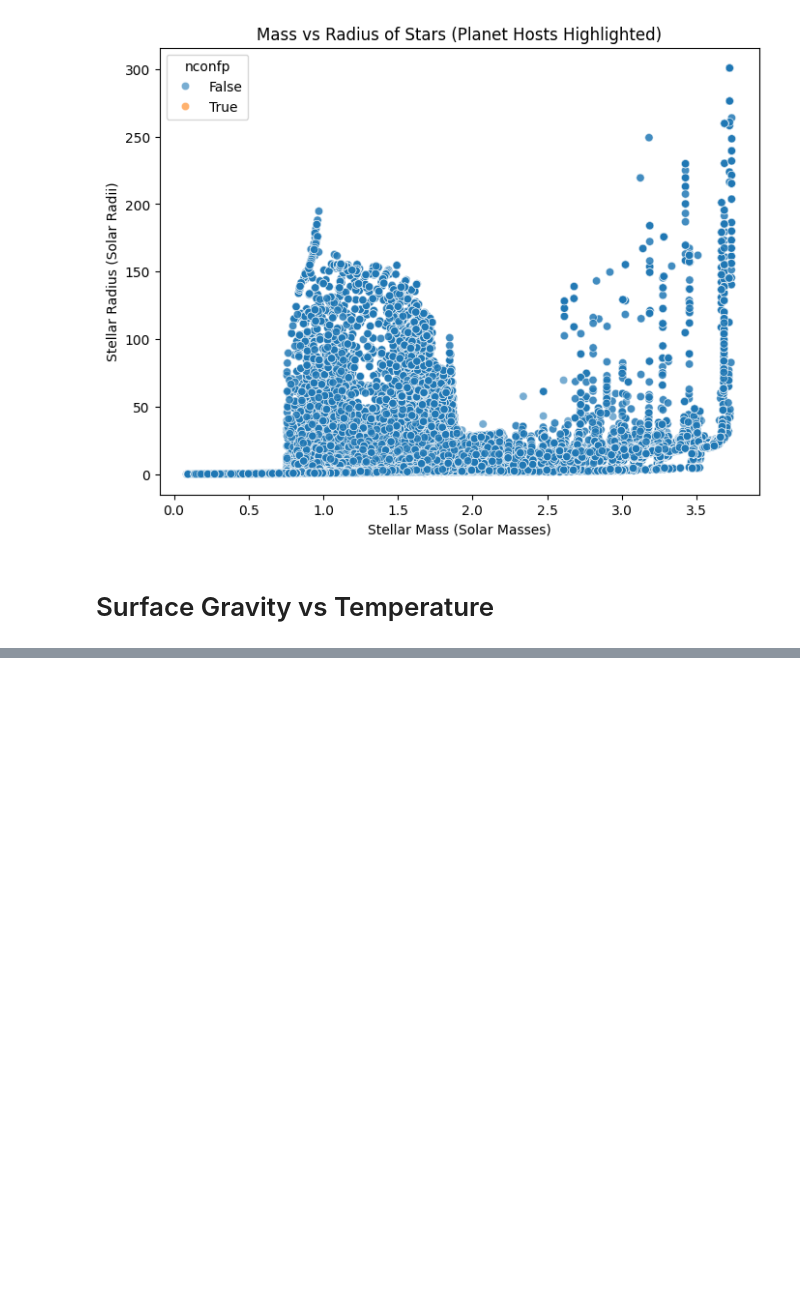
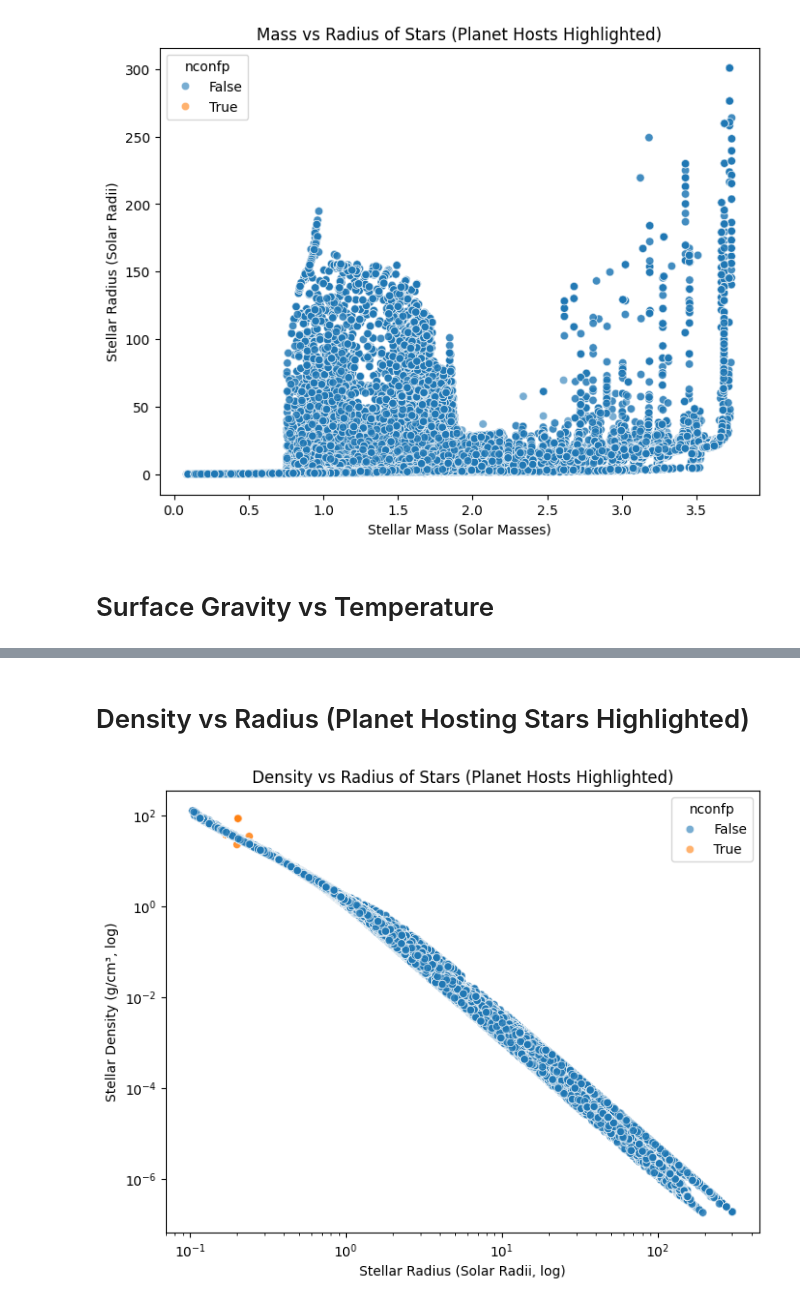
Before and after one commit to orbimatrix/The-Voyager-lab, a Jupyter notebook: stellar_visuals.ipynb, the cells around one changed output, grey strips where cells are left out. Saved outputs shown, nothing was run; the diff lists cells and outputs as text; code cells hidden in the pictures; blank space fills up the shorter version.

```diff
--- a/stellar_visuals.ipynb
+++ b/stellar_visuals.ipynb
@@ -134,0 +133,15 @@ plt.show()
+# %% [markdown]
+# Density vs Radius (Planet Hosting Stars Highlighted)
+# %%
+# Low-density stars are giants, high-density are dwarfs.
+
+plt.figure(figsize=(8,6))
+sns.scatterplot(data=df, x="radius", y="dens", hue=(df["nconfp"]>0), alpha=0.6)
+plt.xscale("log")
+plt.yscale("log")
+plt.xlabel("Stellar Radius (Solar Radii, log)")
+plt.ylabel("Stellar Density (g/cm³, log)")
+plt.title("Density vs Radius of Stars (Planet Hosts Highlighted)")
+plt.show()
+# %% [output]
+[figure, added]
```
Also changed, not shown: parts of 10 cells of this notebook.
